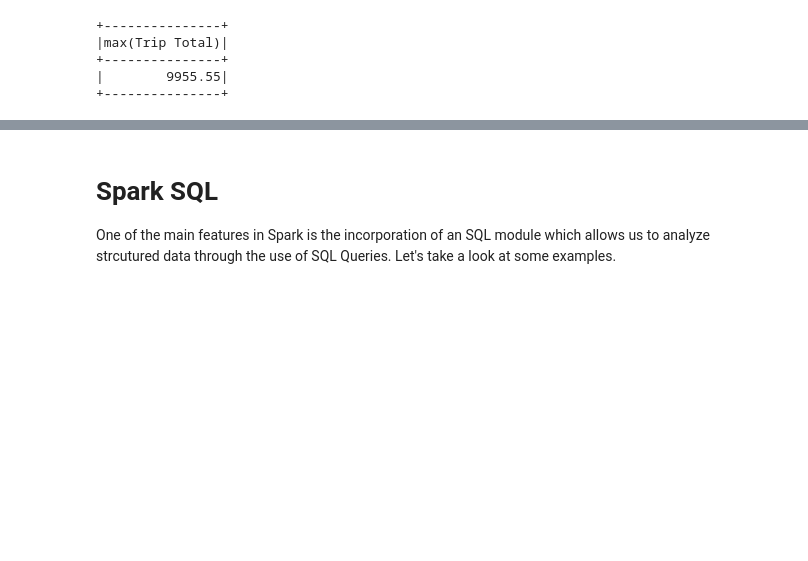
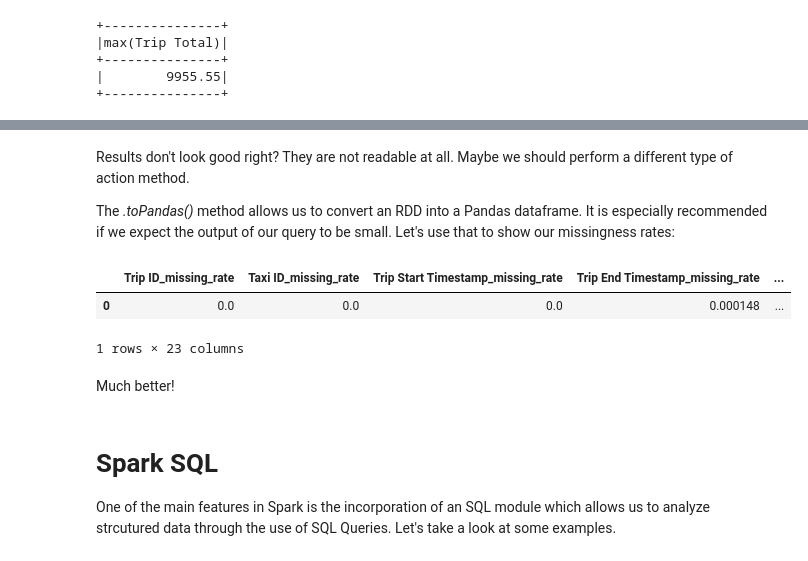
Before and after one commit to pramonettivega/spark_eda, a Jupyter notebook: Spark-EDA.ipynb, the cells around one changed output, grey strips where cells are left out. Drawn from its saved outputs; the diff is of its cells as text; code cells hidden in the pictures; blank space fills up the shorter version.

```diff
--- a/Spark-EDA.ipynb
+++ b/Spark-EDA.ipynb
@@ -306,0 +252,5 @@ Execution Time (Parquet): 0.8933601379394531
+# %%
+# Evaluatin the missingness rate per column
+missingness = df.agg(*[(1 - (F.count(F.col(c)) / F.count('*')))
+         .alias(c + '_missing_rate') for c in df.columns])
+missingness.show()
@@ -307,3 +263,15 @@ Execution Time (Parquet): 0.8933601379394531
+# %% [markdown]
+Results don't look good right? They are not readable at all. Maybe we should perform a different type of action method.
+
+The *.toPandas()* method allows us to convert an RDD into a Pandas dataframe. It is especially recommended if we expect the output of our query to be small. Let's use that to show our missingness rates:
+# %%
+missingness.toPandas()
+# %% [output]
+|  | Trip ID_missing_rate | Taxi ID_missing_rate | Trip Start Timestamp_missing_rate | Trip End Timestamp_missing_rate | ... |
+| 0 | 0.0 | 0.0 | 0.0 | 0.000148 | ... |
+1 rows × 23 columns
+# %% [markdown]
+Much better!
 # %% [markdown]
 # Spark SQL
 
```
Also changed, not shown: parts of 59 cells of this notebook.
